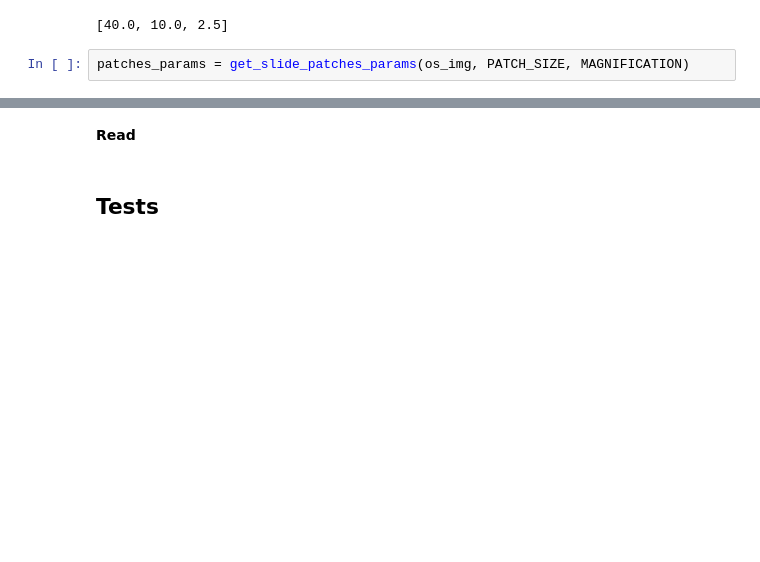
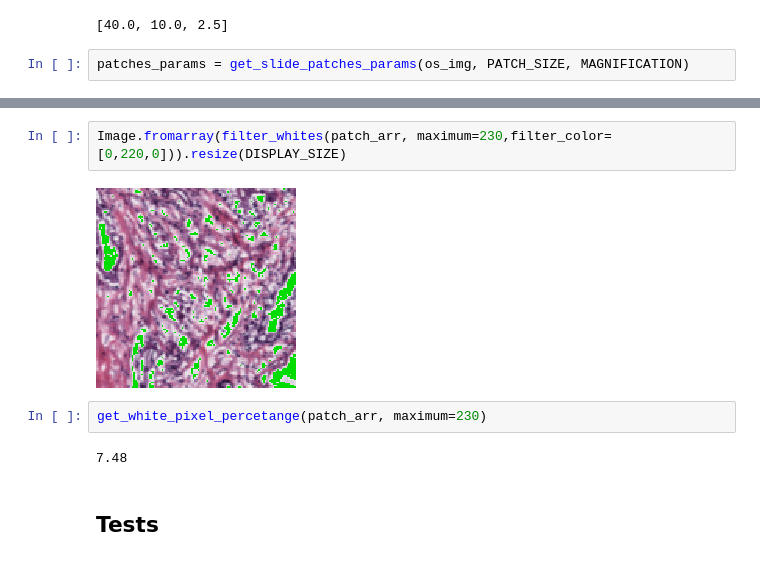
Before and after one commit to portizdegalisteo/TFM, a Jupyter notebook: wsi_tests.ipynb, the cells around one changed output, grey strips where cells are left out. Saved outputs shown, nothing was run; the diff lists cells and outputs as text; blank space fills up the shorter version.

```diff
--- a/wsi_tests.ipynb
+++ b/wsi_tests.ipynb
@@ -155,5 +141,11 @@ TypeError: open_slide() missing 1 required positional argument: 'filename'
-# %% [markdown]
-**Read**
+# %%
+Image.fromarray(filter_whites(patch_arr, maximum=230,filter_color=[0,220,0])).resize(DISPLAY_SIZE)
+# %% [output]
+[figure, added]
+# %%
+get_white_pixel_percetange(patch_arr, maximum=230)
+# %% [output]
+7.48
 # %% [markdown]
 ## Tests
 # %%
```
Also changed, not shown: parts of 21 cells of this notebook, 2 other files.
